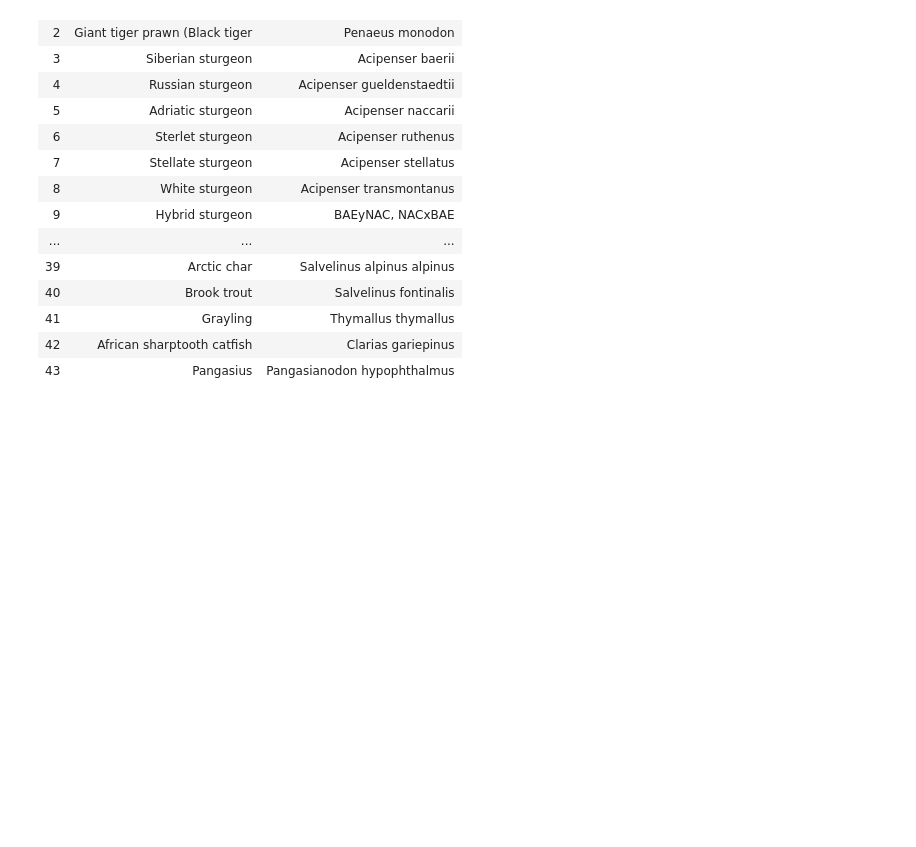
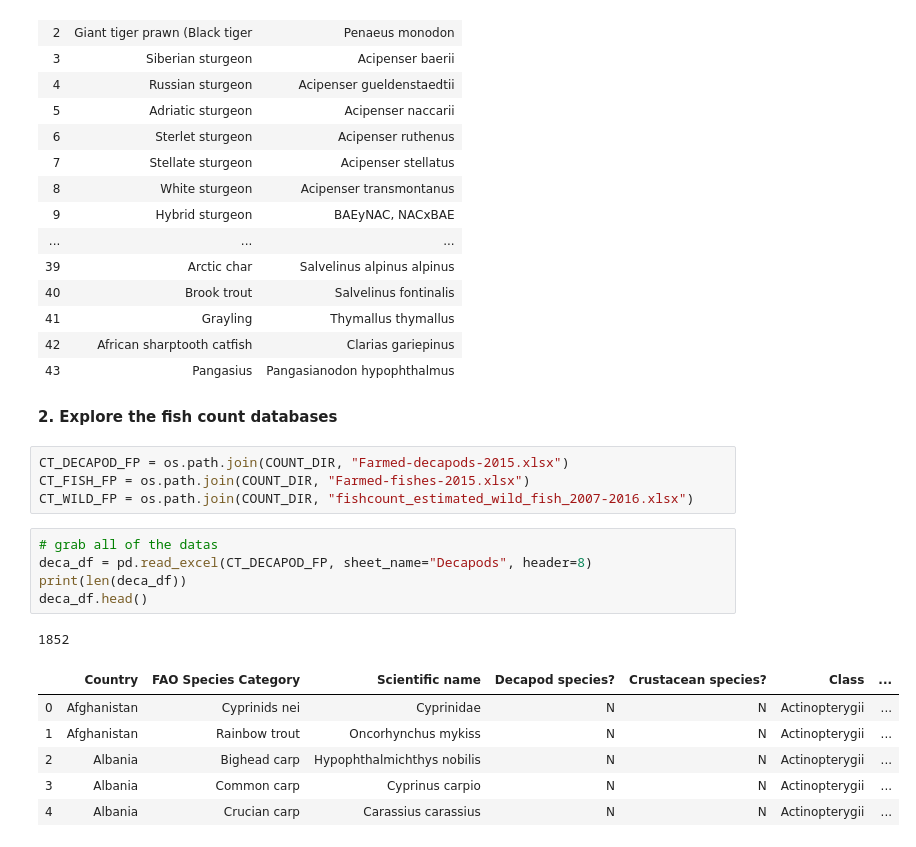
Before and after one commit to angelinahli/fish_welfare, a Jupyter notebook: scripts/suplemental_data.ipynb, the cells around one changed output. Drawn from its saved outputs; the diff is of its cells as text; blank space fills up the shorter version.

```diff
--- a/scripts/suplemental_data.ipynb
+++ b/scripts/suplemental_data.ipynb
@@ -140,3 +149,22 @@ db_df[["name_english", "name_latin"]]
 | 41 | Grayling | Thymallus thymallus |
 | 42 | African sharptooth catfish | Clarias gariepinus |
 | 43 | Pangasius | Pangasianodon hypophthalmus |
+# %% [markdown]
+**2. Explore the fish count databases**
+# %%
+CT_DECAPOD_FP = os.path.join(COUNT_DIR, "Farmed-decapods-2015.xlsx")
+CT_FISH_FP = os.path.join(COUNT_DIR, "Farmed-fishes-2015.xlsx")
+CT_WILD_FP = os.path.join(COUNT_DIR, "fishcount_estimated_wild_fish_2007-2016.xlsx")
+# %%
+# grab all of the datas
+deca_df = pd.read_excel(CT_DECAPOD_FP, sheet_name="Decapods", header=8)
+print(len(deca_df))
+deca_df.head()
+# %% [output]
+1852
+|  | Country | FAO Species Category | Scientific name | Decapod species? | Crustacean species? | Class | ... |
+| 0 | Afghanistan | Cyprinids nei | Cyprinidae | N | N | Actinopterygii | ... |
+| 1 | Afghanistan | Rainbow trout | Oncorhynchus mykiss | N | N | Actinopterygii | ... |
+| 2 | Albania | Bighead carp | Hypophthalmichthys nobilis | N | N | Actinopterygii | ... |
+| 3 | Albania | Common carp | Cyprinus carpio | N | N | Actinopterygii | ... |
+| 4 | Albania | Crucian carp | Carassius carassius | N | N | Actinopterygii | ... |
```
Also changed, not shown: parts of 10 cells of this notebook, 6 other files.
